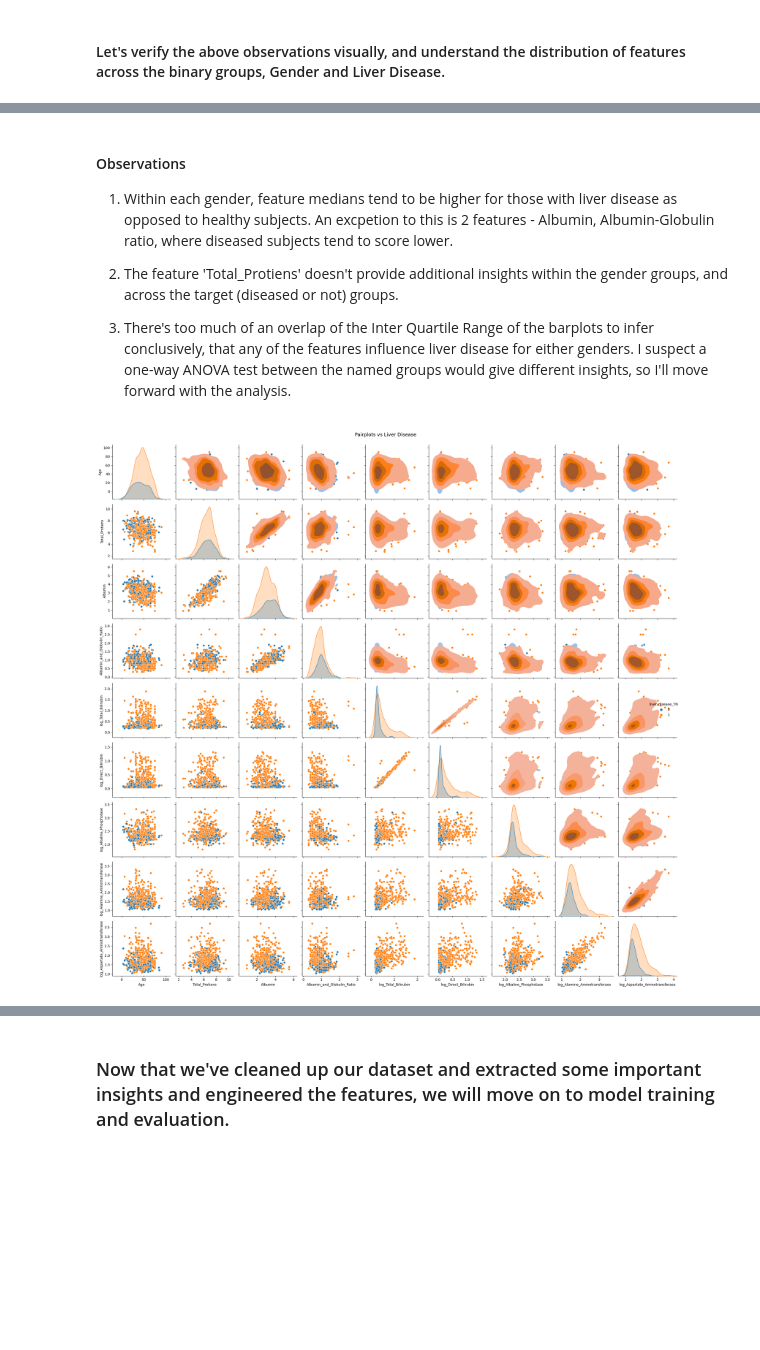
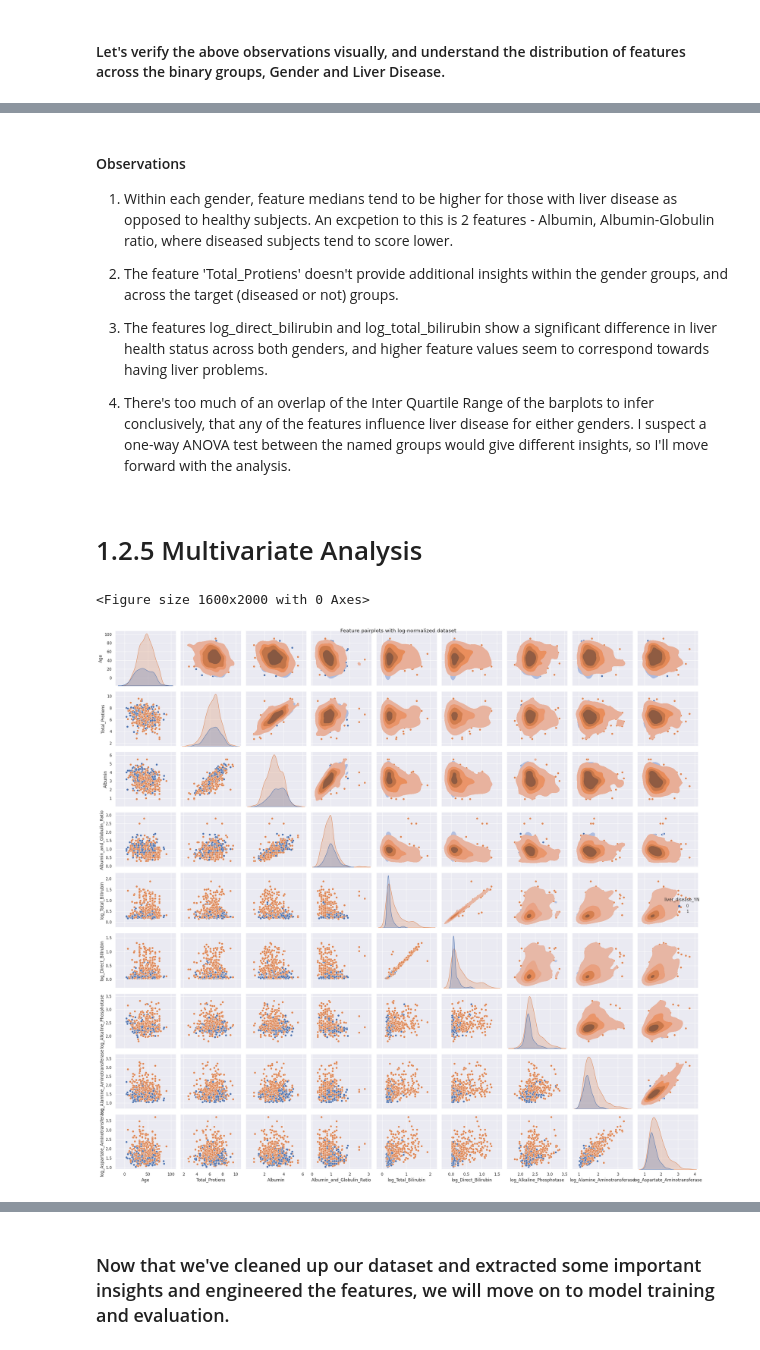
Before and after one commit to hantablack9/Indian-Liver-Patients-Classification, a Jupyter notebook: indian-liver-patients-classification.ipynb, the cells around one changed output, grey strips where cells are left out. Drawn from its saved outputs; the diff is of its cells as text; code cells hidden in the pictures; blank space fills up the shorter version.

Commit message:
Kaggle Notebook | Indian Liver Patients Classification | Version 6

```diff
--- a/indian-liver-patients-classification.ipynb
+++ b/indian-liver-patients-classification.ipynb
@@ -51,7 +49,7 @@ import warnings
 warnings.filterwarnings('ignore')
 # %%
 # Set plot style
-#sns.set(color_codes=True)
+sns.set(color_codes=True)
 %matplotlib inline
 plt.rcParams['figure.figsize']=15,8
 pd.pandas.set_option('display.max_columns', None)
@@ -157,0 +114,2 @@ df['Albumin_and_Globulin_Ratio'] = df['Albumin_and_Globulin_Ratio'].fillna(df['G
+# %%
+continuous_features = df.drop(['Gender', 'liver_disease_YN'], axis=1)
@@ -200,3 +202,4 @@ for idx, feature in enumerate(skewed_features):
     sub = fig.add_subplot(1,5,idx+1)
     sub.set_xlabel(f'log_10_{feature}')
     df[new_name].plot(kind='hist')
+    plt.tight_layout()
@@ -211,3 +206,3 @@ log_Aspartate_Aminotransferase :         1.246183035226113
 # %%
-df.drop(skewed_features, axis = 1, inplace= True)
+df = df.drop(skewed_features, axis = 1)
 # %% [markdown]
@@ -311,14 +288,18 @@ for feature in df.drop(['Gender', 'liver_disease_YN'],axis=1).columns:
 
 2. The feature 'Total_Protiens' doesn't provide additional insights within the gender groups, and across the target (diseased or not) groups.
 
+3. The features log_direct_bilirubin and log_total_bilirubin show a significant difference in liver health status across both genders, and higher feature values seem to correspond towards having liver problems.
+
 3. There's too much of an overlap of the Inter Quartile Range of the barplots to infer conclusively, that any of the features influence liver disease for either genders. I suspect a one-way ANOVA test between the named groups would give different insights, so I'll move forward with the analysis.
+# %% [markdown]
+# 1.2.5 Multivariate Analysis
 # %%
+plt.figure(figsize=(16,20))
 g = sns.pairplot(df.drop('Gender', axis = 1), hue = 'liver_disease_YN')
 g.map_upper(sns.kdeplot, levels = 5, hue = df['liver_disease_YN'], fill = True)
-
-plt.suptitle('Pairplots vs Liver Disease', fontsize = 14, y= 1)
-fig.savefig('pairplot_ hue-liverdisease.png', bbox_inches='tight')
+plt.suptitle('Feature pairplots with log-normalized dataset')
 plt.tight_layout()
 plt.show();
 # %% [output]
+<Figure size 1600x2000 with 0 Axes>
-[figure, old version]
+[figure, new version]
```
Also changed, not shown: parts of 78 cells of this notebook.
